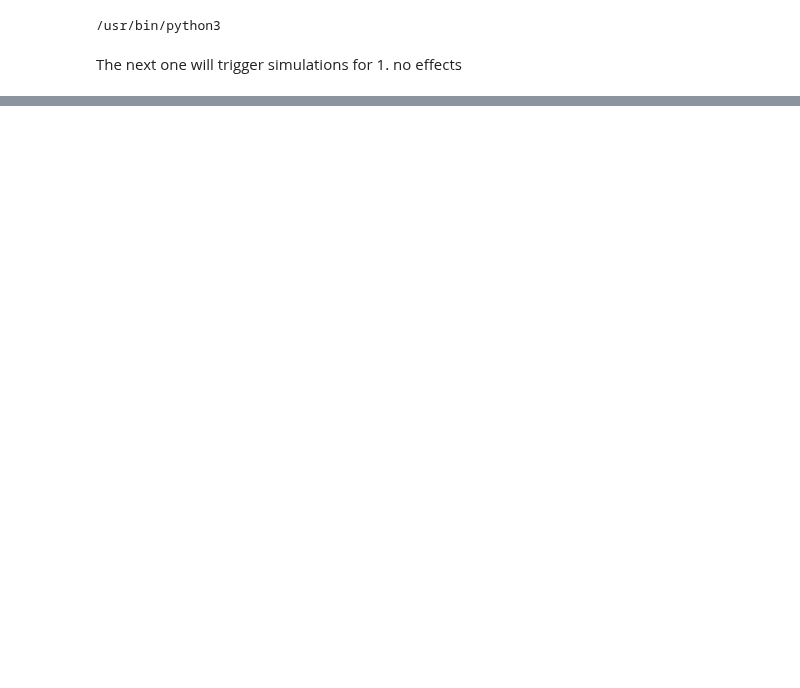
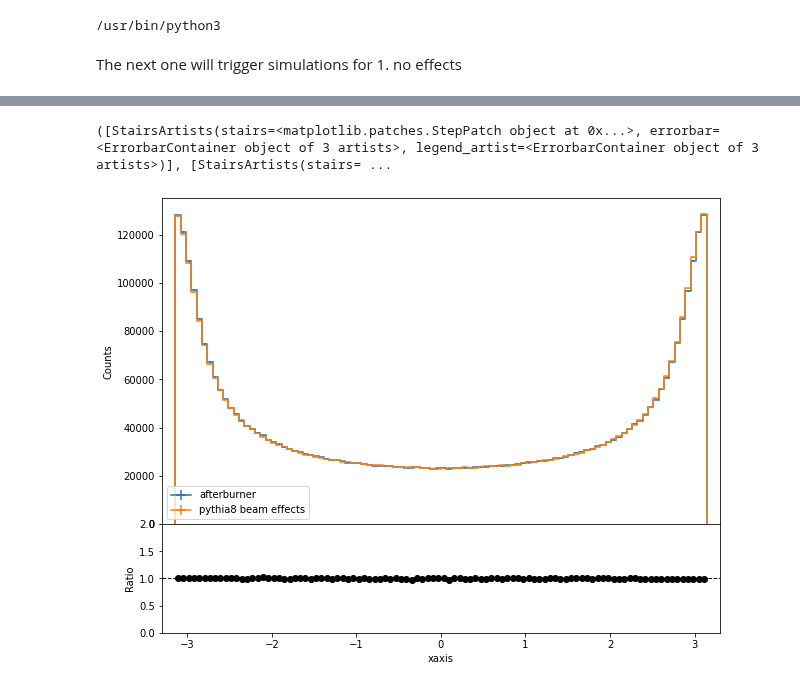
Before and after one commit to eic/afterburner, a Jupyter notebook: python/comparison.ipynb, the cells around one changed output, grey strips where cells are left out. Cells and saved outputs as stored; diff of their text form; code cells hidden in the pictures; blank space fills up the shorter version.

```diff
--- a/python/comparison.ipynb
+++ b/python/comparison.ipynb
@@ -89,0 +96,18 @@ full_py8_file = uproot.open(full_py8_root)
+# %%
+fig = plt.figure(figsize=(10, 8))
+
+ab_phi_hist = afterburner_file['partPhi'].to_hist()
+py8_phi_hist = full_py8_file['partPhi'].to_hist()
+
+# Comparison plot
+top_art, bottom_art = ab_phi_hist.plot_ratio(
+    py8_phi_hist,
+    rp_num_label="afterburner",
+    rp_denom_label="pythia8 beam effects")
+
+bottom_art.line.axes.set_ylim(0, 2)
+bottom_art.line.axes.set_xlim(-3.3, 3.3)
+print(top_art)
+# %% [output]
+([StairsArtists(stairs=<matplotlib.patches.StepPatch object at 0x...>, errorbar=<ErrorbarContainer object of 3 artists>, legend_artist=<ErrorbarContainer object of 3 artists>)], [StairsArtists(stairs= ...
+[figure, added]
```
Also changed, not shown: parts of 12 cells of this notebook, 6 other files.
